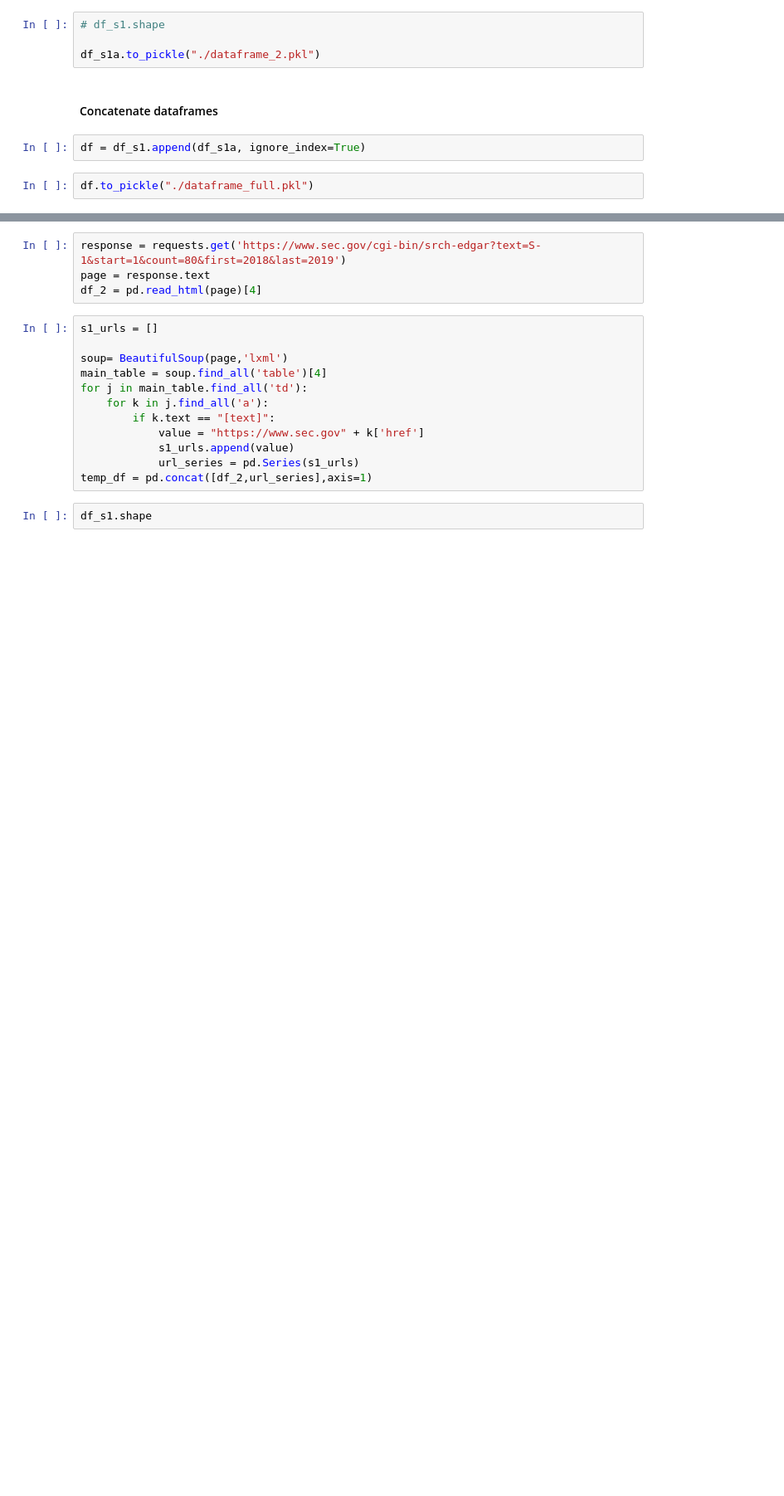
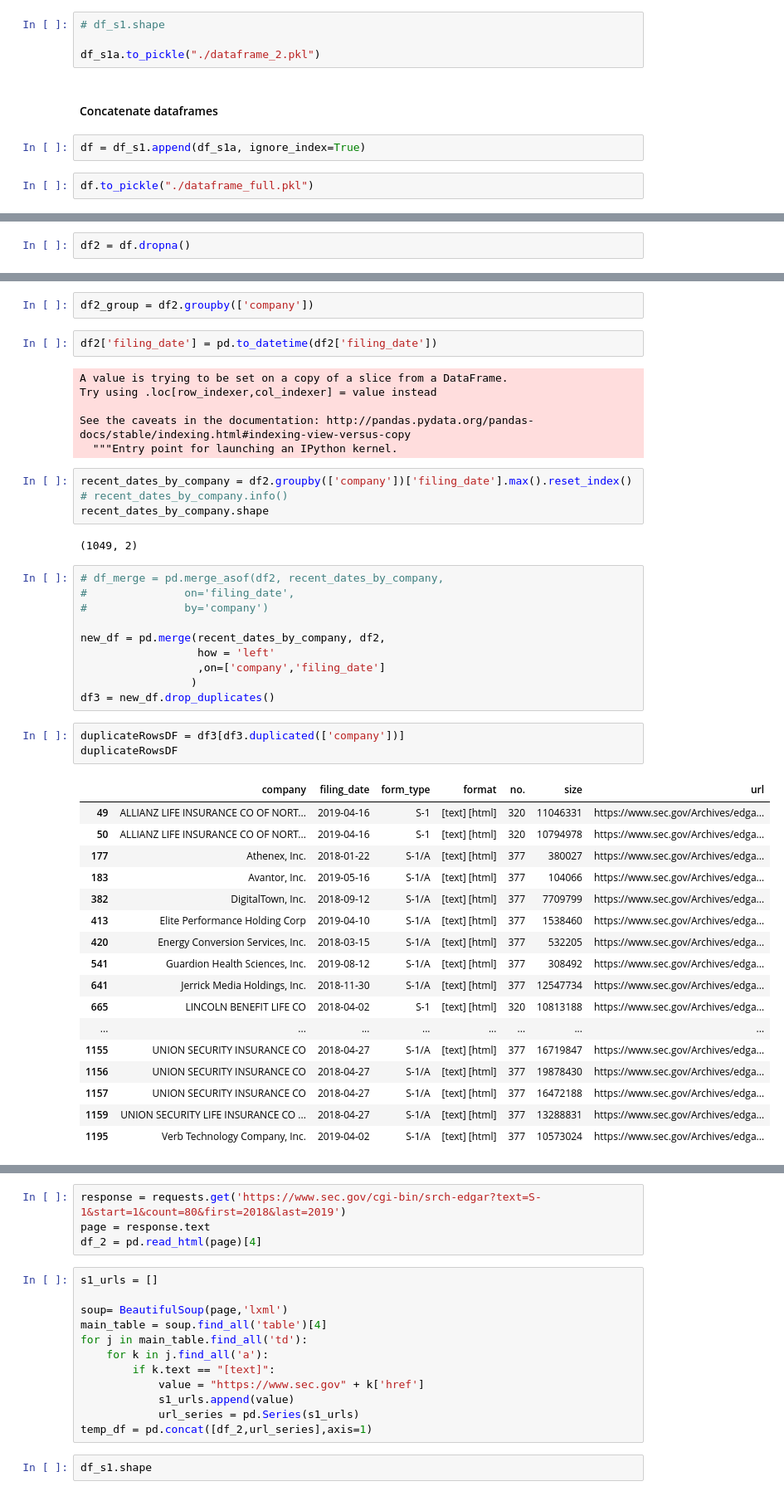
Before and after one commit to kathmbell/s1-nlp-04, a Jupyter notebook: 01_scraping_EDGAR.ipynb, the cells around one changed output, grey strips where cells are left out. Shown at 83% size. Drawn from its saved outputs; the diff is of its cells as text; blank space fills up the shorter version.

```diff
--- a/01_scraping_EDGAR.ipynb
+++ b/01_scraping_EDGAR.ipynb
@@ -110,0 +115,2 @@ df.columns = ['company', 'filing_date', 'form_type', 'format', 'no.', 'size', 'u
+# %%
+df2 = df.dropna()
@@ -110,0 +137,47 @@ df.columns = ['company', 'filing_date', 'form_type', 'format', 'no.', 'size', 'u
+# %%
+df2_group = df2.groupby(['company'])
+# %%
+df2['filing_date'] = pd.to_datetime(df2['filing_date'])
+# %% [output]
+A value is trying to be set on a copy of a slice from a DataFrame.
+Try using .loc[row_indexer,col_indexer] = value instead
+
+See the caveats in the documentation: http://pandas.pydata.org/pandas-docs/stable/indexing.html#indexing-view-versus-copy
+  """Entry point for launching an IPython kernel.
+# %%
+recent_dates_by_company = df2.groupby(['company'])['filing_date'].max().reset_index()
+# recent_dates_by_company.info()
+recent_dates_by_company.shape
+# %% [output]
+(1049, 2)
+# %%
+# df_merge = pd.merge_asof(df2, recent_dates_by_company,
+#               on='filing_date',
+#               by='company')
+
+new_df = pd.merge(recent_dates_by_company, df2,
+                  how = 'left'
+                  ,on=['company','filing_date']
+                 )
+df3 = new_df.drop_duplicates()
+# %%
+duplicateRowsDF = df3[df3.duplicated(['company'])]
+duplicateRowsDF
+# %% [output]
+|  | company | filing_date | form_type | format | no. | size | url |
+| 49 | ALLIANZ LIFE INSURANCE CO OF NORT... | 2019-04-16 | S-1 | [text] [html] | 320 | 11046331 | https://www.sec.gov/Archives/edga... |
+| 50 | ALLIANZ LIFE INSURANCE CO OF NORT... | 2019-04-16 | S-1 | [text] [html] | 320 | 10794978 | https://www.sec.gov/Archives/edga... |
+| 177 | Athenex, Inc. | 2018-01-22 | S-1/A | [text] [html] | 377 | 380027 | https://www.sec.gov/Archives/edga... |
+| 183 | Avantor, Inc. | 2019-05-16 | S-1/A | [text] [html] | 377 | 104066 | https://www.sec.gov/Archives/edga... |
+| 382 | DigitalTown, Inc. | 2018-09-12 | S-1/A | [text] [html] | 377 | 7709799 | https://www.sec.gov/Archives/edga... |
+| 413 | Elite Performance Holding Corp | 2019-04-10 | S-1/A | [text] [html] | 377 | 1538460 | https://www.sec.gov/Archives/edga... |
+| 420 | Energy Conversion Services, Inc. | 2018-03-15 | S-1/A | [text] [html] | 377 | 532205 | https://www.sec.gov/Archives/edga... |
+| 541 | Guardion Health Sciences, Inc. | 2019-08-12 | S-1/A | [text] [html] | 377 | 308492 | https://www.sec.gov/Archives/edga... |
+| 641 | Jerrick Media Holdings, Inc. | 2018-11-30 | S-1/A | [text] [html] | 377 | 12547734 | https://www.sec.gov/Archives/edga... |
+| 665 | LINCOLN BENEFIT LIFE CO | 2018-04-02 | S-1 | [text] [html] | 320 | 10813188 | https://www.sec.gov/Archives/edga... |
+| ... | ... | ... | ... | ... | ... | ... | ... |
+| 1155 | UNION SECURITY INSURANCE CO | 2018-04-27 | S-1/A | [text] [html] | 377 | 16719847 | https://www.sec.gov/Archives/edga... |
+| 1156 | UNION SECURITY INSURANCE CO | 2018-04-27 | S-1/A | [text] [html] | 377 | 19878430 | https://www.sec.gov/Archives/edga... |
+| 1157 | UNION SECURITY INSURANCE CO | 2018-04-27 | S-1/A | [text] [html] | 377 | 16472188 | https://www.sec.gov/Archives/edga... |
+| 1159 | UNION SECURITY LIFE INSURANCE CO ... | 2018-04-27 | S-1/A | [text] [html] | 377 | 13288831 | https://www.sec.gov/Archives/edga... |
+| 1195 | Verb Technology Company, Inc. | 2019-04-02 | S-1/A | [text] [html] | 377 | 10573024 | https://www.sec.gov/Archives/edga... |
```
Also changed, not shown: parts of 25 cells of this notebook.
